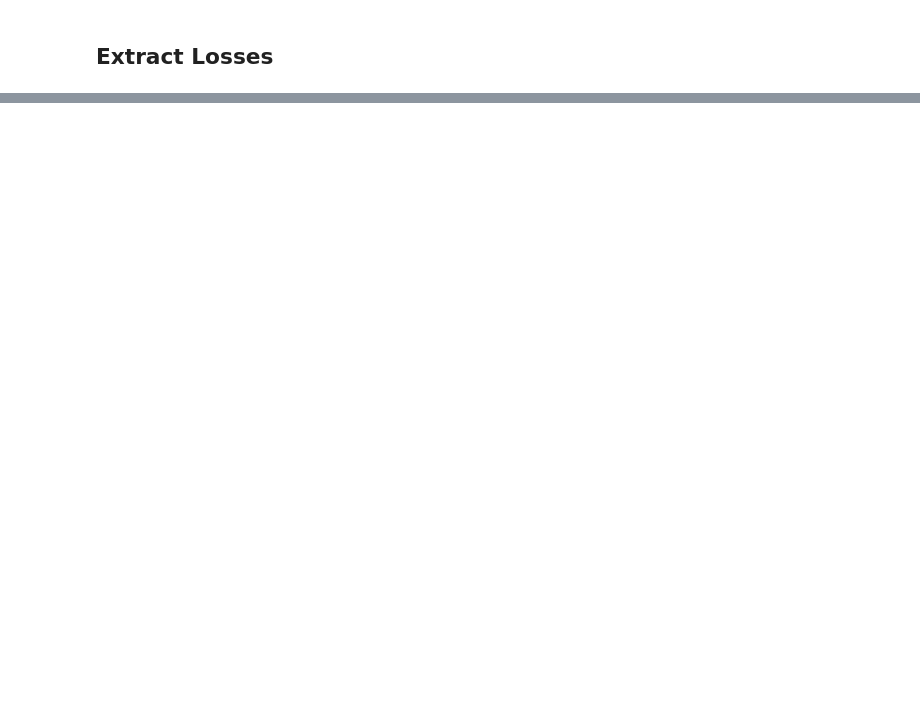
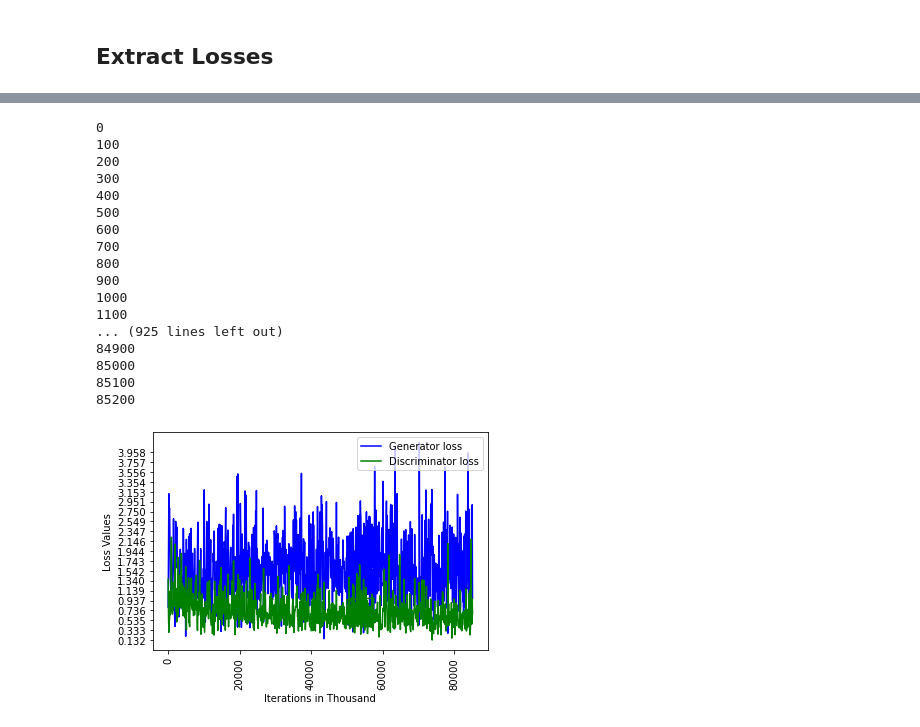
Before and after one commit to joex3999/SemanticStyleGAN, a Jupyter notebook: notebooks/Extract_FIDS.ipynb, the cells around one changed output, grey strips where cells are left out. Drawn from its saved outputs; the diff is of its cells as text; code cells hidden in the pictures; blank space fills up the shorter version.

```diff
--- a/notebooks/Extract_FIDS.ipynb
+++ b/notebooks/Extract_FIDS.ipynb
@@ -111,0 +156,26 @@ max(g_losses)
+# %%
+
+load_location_1="/usr/stud/faragy/storage/user/logs/SSG_v3.6_3/933769_output.out"
+load_location_2 = "/usr/stud/faragy/storage/user/logs/SSG_v3.6_3/934498_output.out"
+load_location_3 = "/usr/stud/faragy/storage/user/logs/SSG_v3.6_3/935123_output.out"
+save_location = "../fids/losses_v3.6_3.png"
+get_losses([load_location_1,load_location_2,load_location_3],save_location,difference=False)
+# %% [output]
+0
+100
+200
+300
+400
+500
+600
+700
+800
+900
+1000
+1100
+... (925 lines left out)
+84900
+85000
+85100
+85200
+[figure, added]
```
Also changed, not shown: parts of 21 cells of this notebook, 43 other files.
